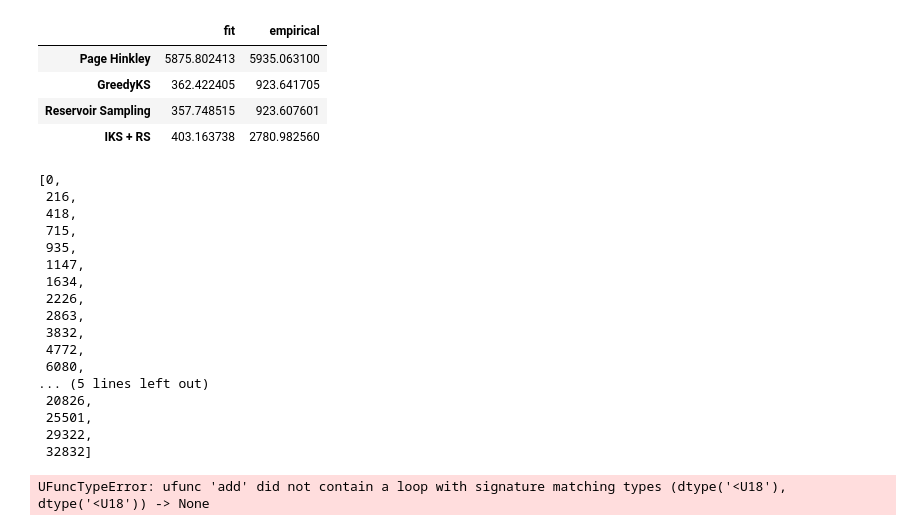
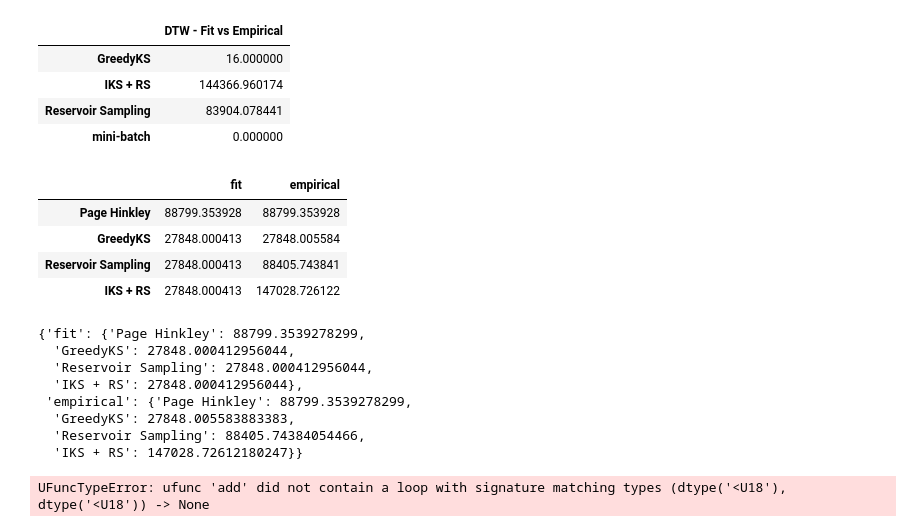
Before and after one commit to thalistdg/TCC, a Jupyter notebook: src/detect_drifts.ipynb, the cells around one changed output. Drawn from its saved outputs; the diff is of its cells as text; code cells hidden in the pictures.

```diff
--- a/src/detect_drifts.ipynb
+++ b/src/detect_drifts.ipynb
@@ -17,8 +17,8 @@ from skmultiflow.drift_detection import PageHinkley
 from driftwatch import GreedyKS, IksReservoir, ReservoirSampling, LallDDSketch
 
 experiments = [
-    [{'file_column': 'Logits_Negative', 'days_range': (22,23), 'months_range': (1,2), 'hours_range': (0,24)}, 'fit'],
-    [{'file_column': 'Logits_Negative', 'days_range': (22,23), 'months_range': (1,2), 'hours_range': (0,24)}, 'empirical']
+    [{'file_column': 'Logits_Negative', 'days_range': (25,26), 'months_range': (1,2), 'hours_range': (0,24)}, 'fit'],
+    [{'file_column': 'Logits_Negative', 'days_range': (25,26), 'months_range': (1,2), 'hours_range': (0,24)}, 'empirical']
 ]
 # %%
 # methods_colors = {
@@ -36,10 +36,18 @@ def show_stats(methods_drifts, methods_times):
 # %%
 results_dtw = {}
 results_times = {}
+results_drifts = {}
 for e in experiments:
     stream_ln, tweets_per_file = util.load_data(**e[0])
     args = (3000, tweets_per_file, e[1], True)
     methods_drifts, methods_times = util.run(args)
-    results_dtw[e[1]] = {k:dtaidistance.dtw.distance(methods_drifts.get(k, []), methods_drifts['mini-batch']) for k in util.approx_methods if k != 'mini-batch'}
+
+    results_dtw[e[1]] = {k:dtaidistance.dtw.distance(methods_drifts.get(k, []), methods_drifts['mini-batch']) for k in util.approx_methods}
     results_times[e[1]] = methods_times
+    results_drifts[e[1]] = methods_drifts
+
+r = {'DTW - Fit vs Empirical':{k:dtaidistance.dtw.distance(results_drifts['fit'].get(k, []),
+                              results_drifts['empirical'].get(k, []))
+                                for k in results_drifts['fit'].keys() if k != 'Page Hinkley'}
+    }
 # %% [output]
@@ -59,32 +88,31 @@ results_times
 # %%
 # pd.DataFrame([results_dtw['fit']], columns=list(results_dtw['fit'].keys()))
-pd.DataFrame(results_dtw)
+
+display(pd.DataFrame(r))
+
+display(pd.DataFrame(results_dtw))
 # %% [output]
-|  | fit | empirical |
-| Page Hinkley | 5875.802413 | 5935.063100 |
-| GreedyKS | 362.422405 | 923.641705 |
-| Reservoir Sampling | 357.748515 | 923.607601 |
-| IKS + RS | 403.163738 | 2780.982560 |
+|  | DTW - Fit vs Empirical |
+| GreedyKS | 16.000000 |
+| IKS + RS | 144366.960174 |
+| Reservoir Sampling | 83904.078441 |
+| mini-batch | 0.000000 |
+|  | fit | empirical |
+| Page Hinkley | 88799.353928 | 88799.353928 |
+| GreedyKS | 27848.000413 | 27848.005584 |
+| Reservoir Sampling | 27848.000413 | 88405.743841 |
+| IKS + RS | 27848.000413 | 147028.726122 |
-# %%
-methods_drifts['mini-batch']
-# %% [output]
-[0,
- 216,
- 418,
- 715,
- 935,
- 1147,
- 1634,
- 2226,
- 2863,
- 3832,
- 4772,
- 6080,
-... (5 lines left out)
- 20826,
- 25501,
- 29322,
- 32832]
+# %%
+results_dtw
+# %% [output]
+{'fit': {'Page Hinkley': 88799.3539278299,
+  'GreedyKS': 27848.000412956044,
+  'Reservoir Sampling': 27848.000412956044,
+  'IKS + RS': 27848.000412956044},
+ 'empirical': {'Page Hinkley': 88799.3539278299,
+  'GreedyKS': 27848.005583883383,
+  'Reservoir Sampling': 88405.74384054466,
+  'IKS + RS': 147028.72612180247}}
 # %%
 axes_prop_cycle = {
     'markersize':[8]*20,
```
Also changed, not shown: parts of 3 cells of this notebook, 1 other file.
